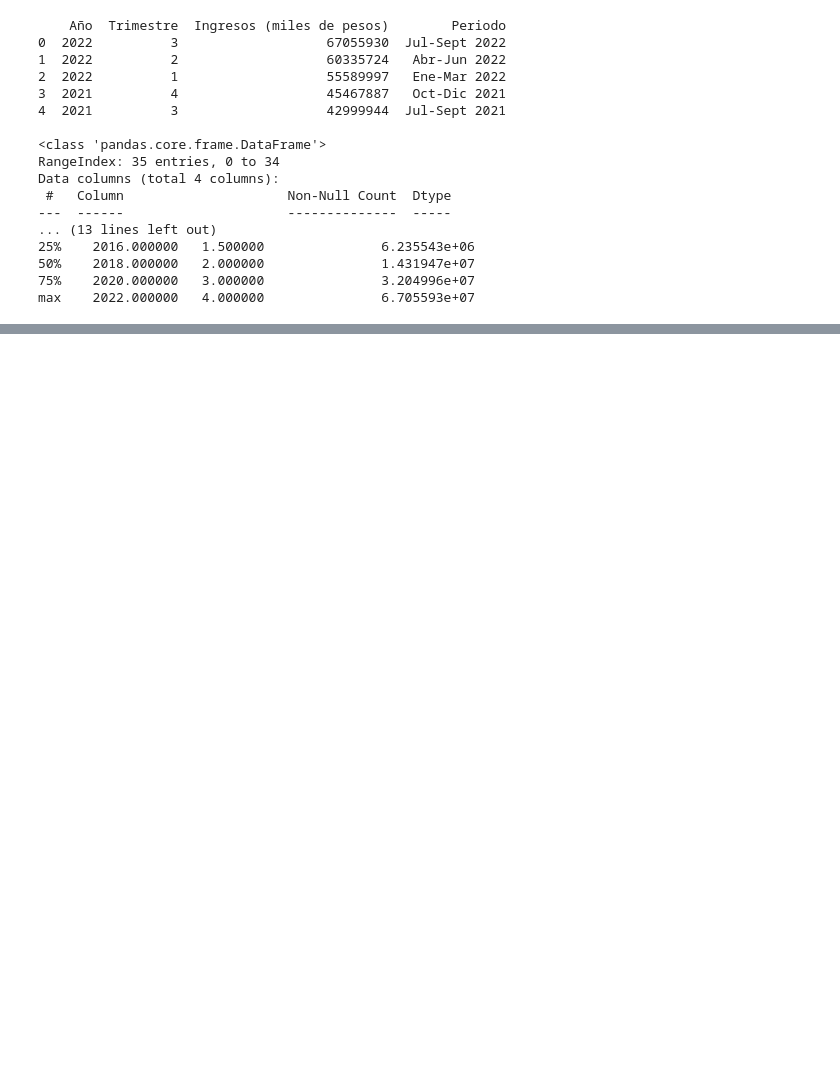
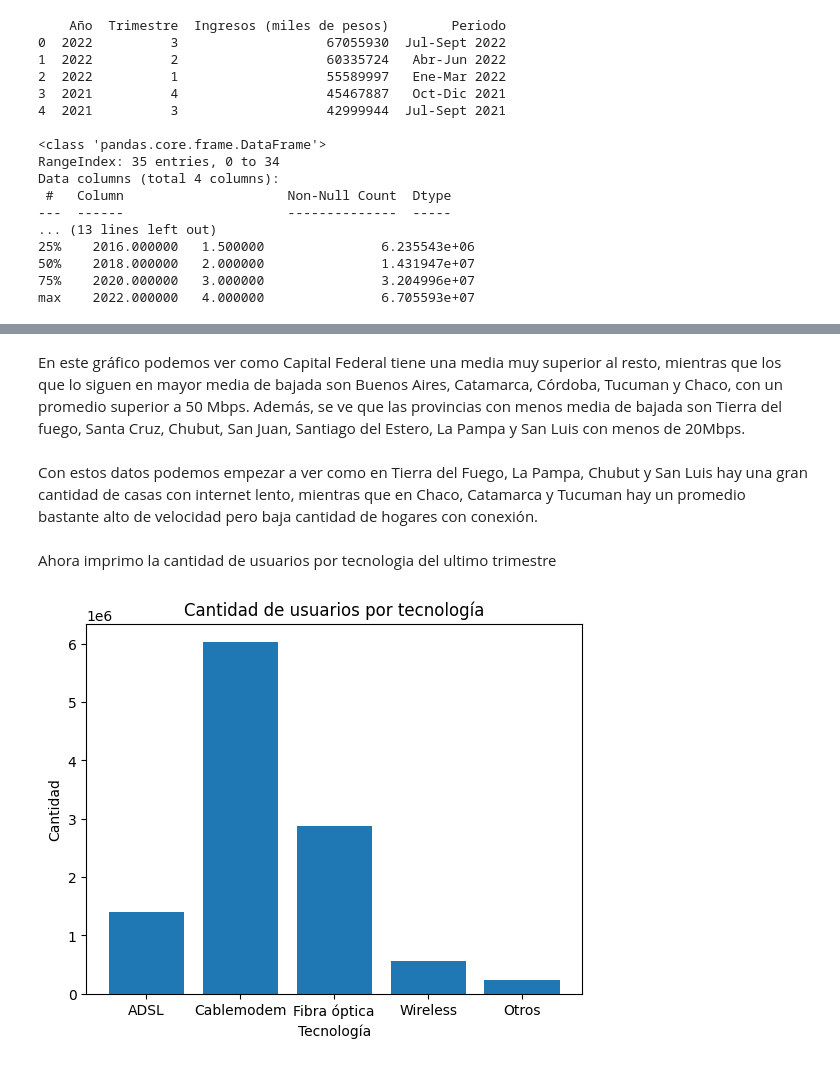
Before and after one commit to PolloSonico/Proyecto_Telecomunicaciones, a Jupyter notebook: EDA.ipynb, the cells around one changed output, grey strips where cells are left out. Saved outputs shown, nothing was run; the diff lists cells and outputs as text; code cells hidden in the pictures; blank space fills up the shorter version.

```diff
--- a/EDA.ipynb
+++ b/EDA.ipynb
@@ -144,0 +203,20 @@ max    2022.000000   4.000000               6.705593e+07
+# %% [markdown]
+En este gráfico podemos ver como Capital Federal tiene una media muy superior al resto, mientras que los que lo siguen en mayor media de bajada son Buenos Aires, Catamarca, Córdoba, Tucuman y Chaco, con un promedio superior a 50 Mbps. Además, se ve que las provincias con menos media de bajada son Tierra del fuego, Santa Cruz, Chubut, San Juan, Santiago del Estero, La Pampa y San Luis con menos de 20Mbps.
+# %% [markdown]
+Con estos datos podemos empezar a ver como en Tierra del Fuego, La Pampa, Chubut y San Luis hay una gran cantidad de casas con internet lento, mientras que en Chaco, Catamarca y Tucuman hay un promedio bastante alto de velocidad pero baja cantidad de hogares con conexión.
+# %% [markdown]
+Ahora imprimo la cantidad de usuarios por tecnologia del ultimo trimestre
+# %%
+ultimo_trimestre_por_tecnologia = Internet_Accesos_por_velocidad[(Internet_Accesos_por_tecnologia["Año"] == 2022) & (Internet_Accesos_por_tecnologia["Trimestre"] == 3)]
+
+tecnologia = {"tecnologia": ["ADSL", "Cablemodem" , "Fibra óptica", "Wireless", "Otros"], "Cantidad": [ultimo_trimestre_por_tecnologia["ADSL"].sum(), ultimo_trimestre_por_tecnologia["Cablemodem"].sum() , ultimo_trimestre_por_tecnologia["Fibra óptica"].sum(), ultimo_trimestre_por_tecnologia["Wireless"].sum(), ultimo_trimestre_por_tecnologia["Otros"].sum()]}
+
+grafico_tecnologia = pd.DataFrame(tecnologia)
+
+plt.bar(grafico_tecnologia['tecnologia'], grafico_tecnologia['Cantidad'])
+plt.xlabel('Tecnología')
+plt.ylabel('Cantidad')
+plt.title('Cantidad de usuarios por tecnología')
+plt.show()
+# %% [output]
+[figure, added]
```
Also changed, not shown: parts of 11 cells of this notebook, 1 other file.
